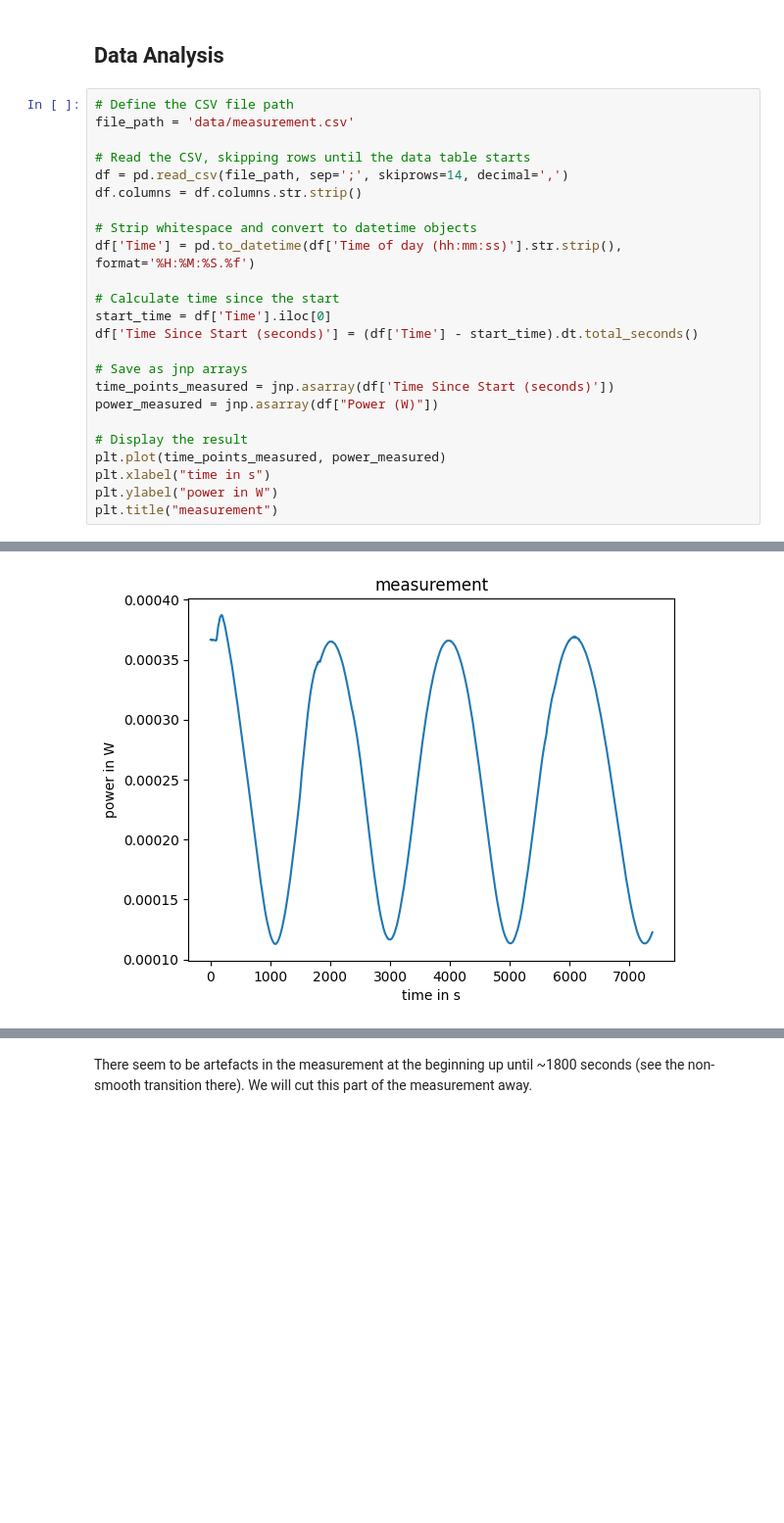
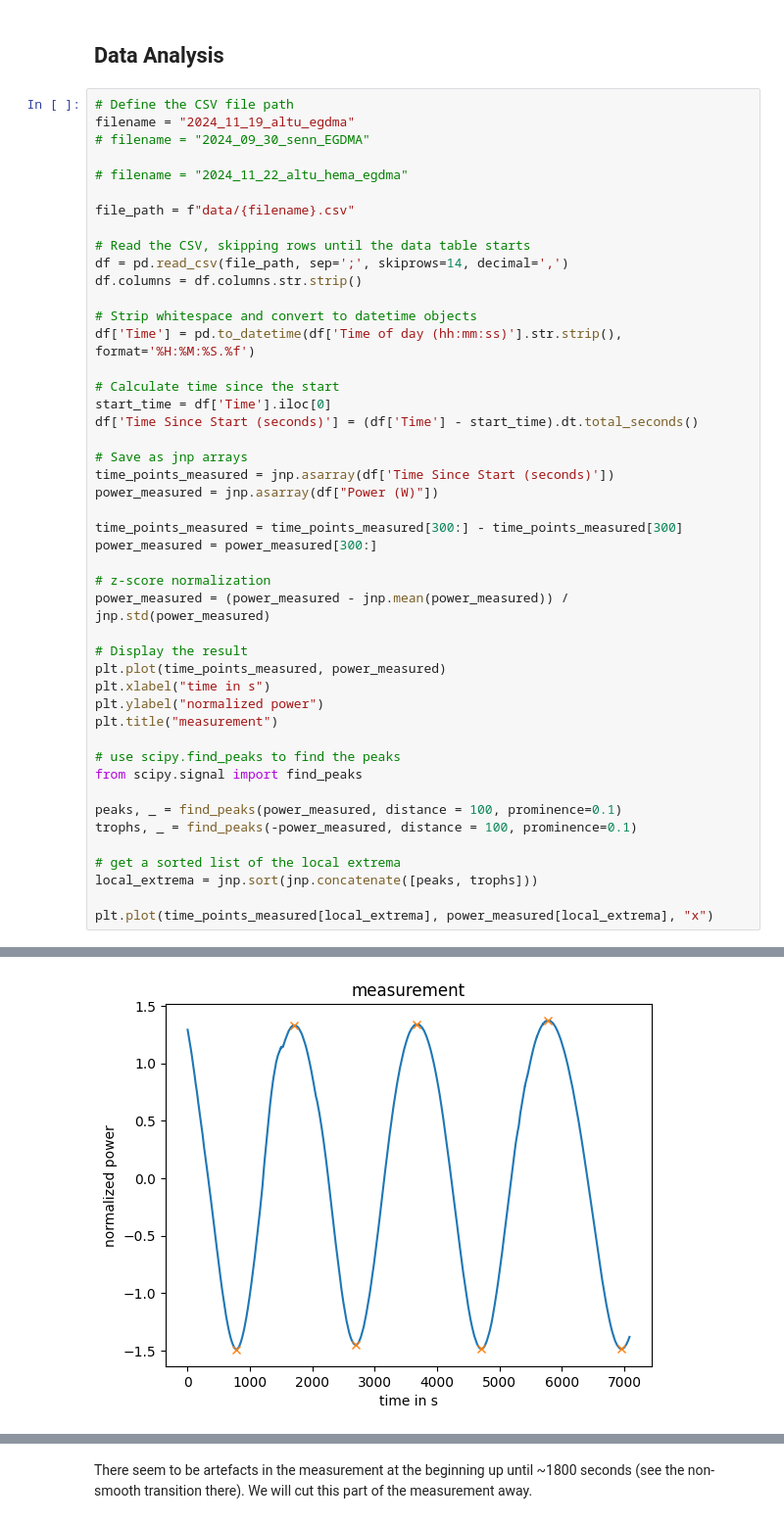
Before and after one commit to leo1200/thin-films, a Jupyter notebook: notebooks/one_growing_layer.ipynb, the cells around one changed output, grey strips where cells are left out. Shown at 98% size. Cells and saved outputs as stored; diff of their text form; blank space fills up the shorter version.

```diff
--- a/notebooks/one_growing_layer.ipynb
+++ b/notebooks/one_growing_layer.ipynb
@@ -158,7 +171,12 @@ interactive(children=(IntSlider(value=1, description='model', max=4), Output()),
 ## Data Analysis
 # %%
 # Define the CSV file path
-file_path = 'data/measurement.csv'
+filename = "2024_11_19_altu_egdma"
+# filename = "2024_09_30_senn_EGDMA"
+
+# filename = "2024_11_22_altu_hema_egdma"
+
+file_path = f"data/{filename}.csv"
 
 # Read the CSV, skipping rows until the data table starts
 df = pd.read_csv(file_path, sep=';', skiprows=14, decimal=',')
@@ -175,9 +193,26 @@ df['Time Since Start (seconds)'] = (df['Time'] - start_time).dt.total_seconds()
 time_points_measured = jnp.asarray(df['Time Since Start (seconds)'])
 power_measured = jnp.asarray(df["Power (W)"])
 
+time_points_measured = time_points_measured[300:] - time_points_measured[300]
+power_measured = power_measured[300:]
+
+# z-score normalization
+power_measured = (power_measured - jnp.mean(power_measured)) / jnp.std(power_measured)
+
 # Display the result
 plt.plot(time_points_measured, power_measured)
 plt.xlabel("time in s")
-plt.ylabel("power in W")
+plt.ylabel("normalized power")
 plt.title("measurement")
+
+# use scipy.find_peaks to find the peaks
+from scipy.signal import find_peaks
+
+peaks, _ = find_peaks(power_measured, distance = 100, prominence=0.1)
+trophs, _ = find_peaks(-power_measured, distance = 100, prominence=0.1)
+
+# get a sorted list of the local extrema
+local_extrema = jnp.sort(jnp.concatenate([peaks, trophs]))
+
+plt.plot(time_points_measured[local_extrema], power_measured[local_extrema], "x")
 # %% [output]
@@ -185 +220 @@ Text(0.5, 1.0, 'measurement')
-[figure, old version]
+[figure, new version]
```
Also changed, not shown: parts of 21 cells of this notebook, 15 other files.
